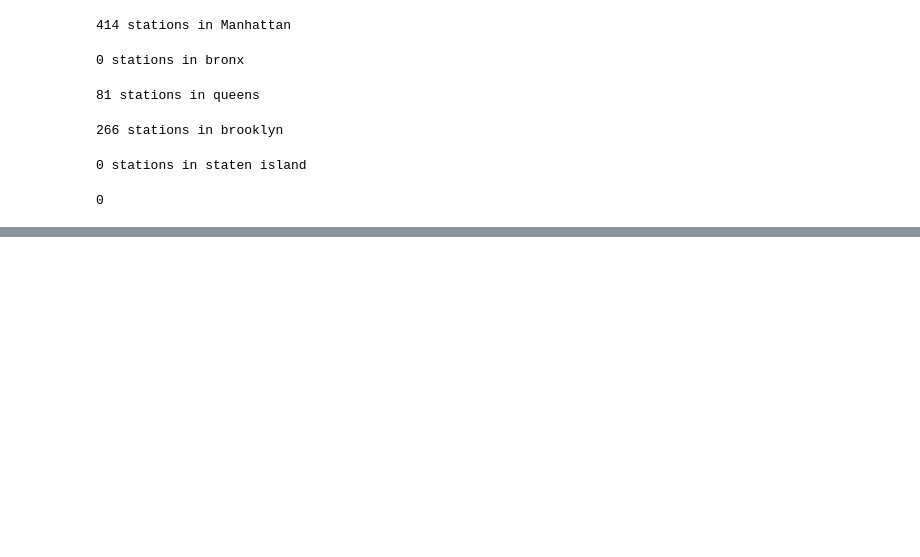
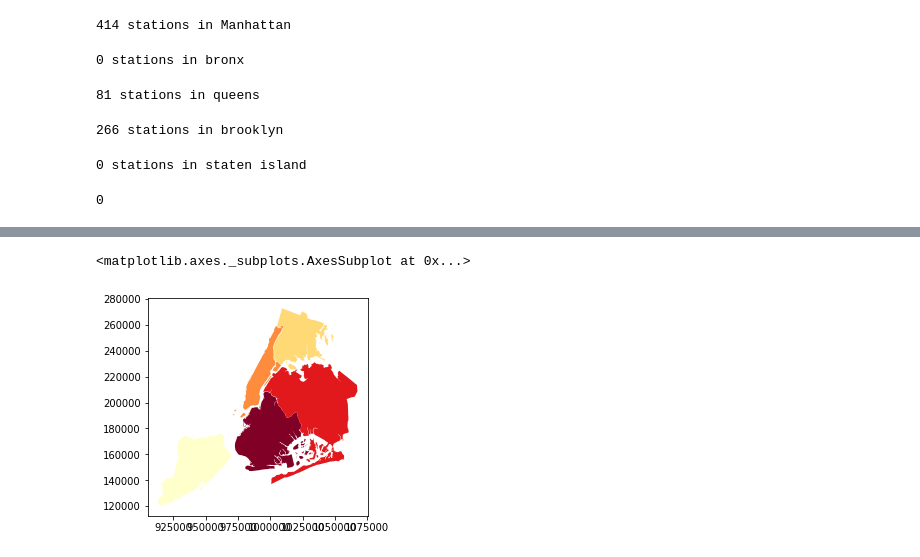
Before and after one commit to FRA228/ce599, a Jupyter notebook: 10-Spatial Analysis/citibike.ipynb, the cells around one changed output, grey strips where cells are left out. Drawn from its saved outputs; the diff is of its cells as text; code cells hidden in the pictures; blank space fills up the shorter version.

```diff
--- a/10-Spatial Analysis/citibike.ipynb
+++ b/10-Spatial Analysis/citibike.ipynb
@@ -131,0 +232,7 @@ print(sum(df['availableBikes'][in_mn]))
+# %%
+#spatial operation: example 2
+# when working with spatial data, we need a special tool that can also aggregate geometric features.
+#In the geopandas library, that functionality is provided by the dissolve function.
+#If we are interested in aggregate populations, however, we can pass different functions to the dissolve method to aggregate populations:
+boros = gp.read_file('nybb_15b/nybb.shp')
+boros
@@ -131,0 +246,6 @@ print(sum(df['availableBikes'][in_mn]))
+# %%
+# set the index to be the name of the borough, and sort in order of the borough code
+boros.reset_index(inplace=True)
+boros.set_index('BoroName', inplace=True)
+boros.sort_values(by='BoroCode', inplace=True)
+boros
@@ -131,0 +260,4 @@ print(sum(df['availableBikes'][in_mn]))
+# %%
+population = pd.Series({'Manhattan': 1585873, 'Bronx': 1385108, 'Brooklyn': 2504700,
+                     'Queens': 2230722, 'Staten Island': 468730})
+population
@@ -131,0 +271,3 @@ print(sum(df['availableBikes'][in_mn]))
+# %%
+boros['population'] = population
+boros
@@ -131,0 +292,11 @@ print(sum(df['availableBikes'][in_mn]))
+# %%
+boros1 = boros[['BoroCode', 'geometry', 'population']]
+
+agg = boros1.dissolve(by='BoroCode', aggfunc='sum')
+
+base = agg.plot(column = 'population', scheme='quantiles', cmap='YlOrRd');
+
+base
+# %% [output]
+<matplotlib.axes._subplots.AxesSubplot at 0x...>
+[figure, added]
```
Also changed, not shown: parts of 17 cells of this notebook, 1 other file.
